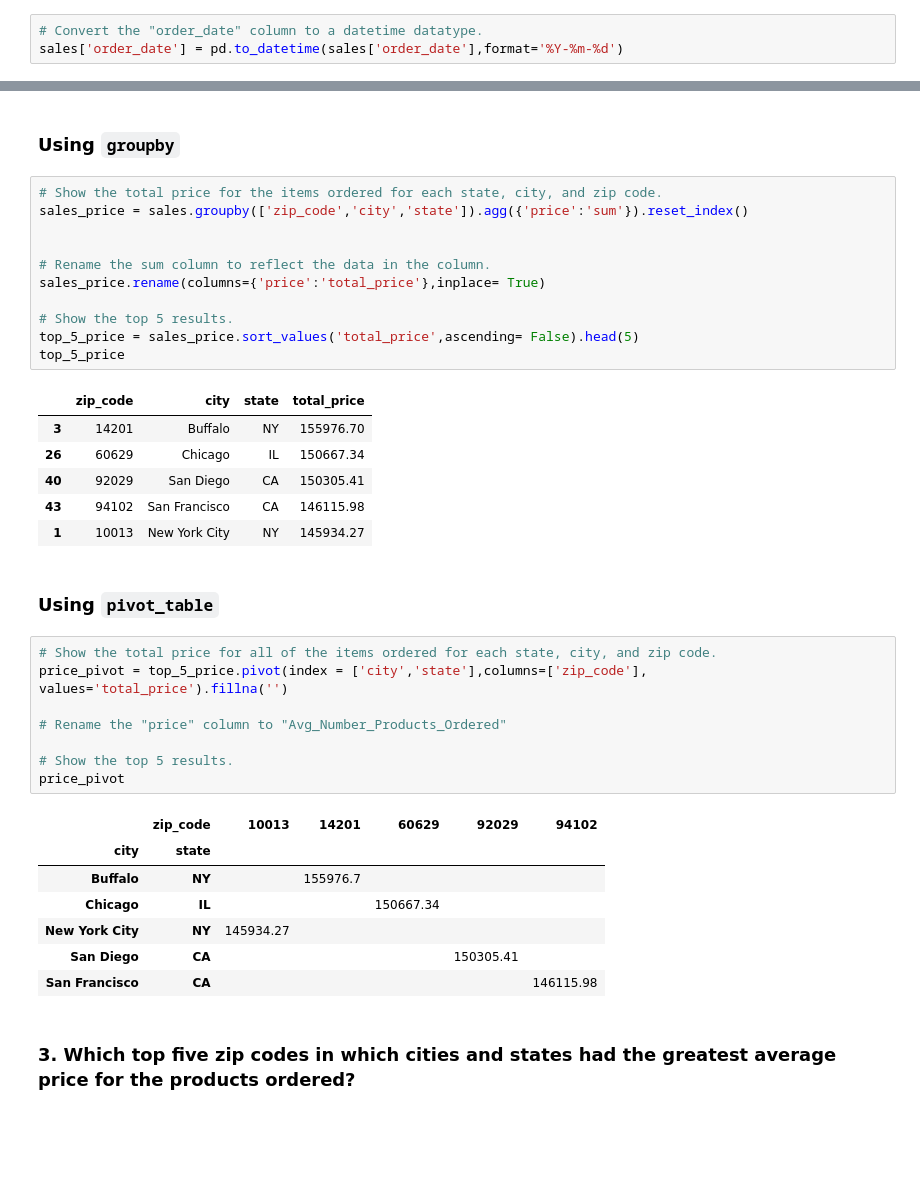
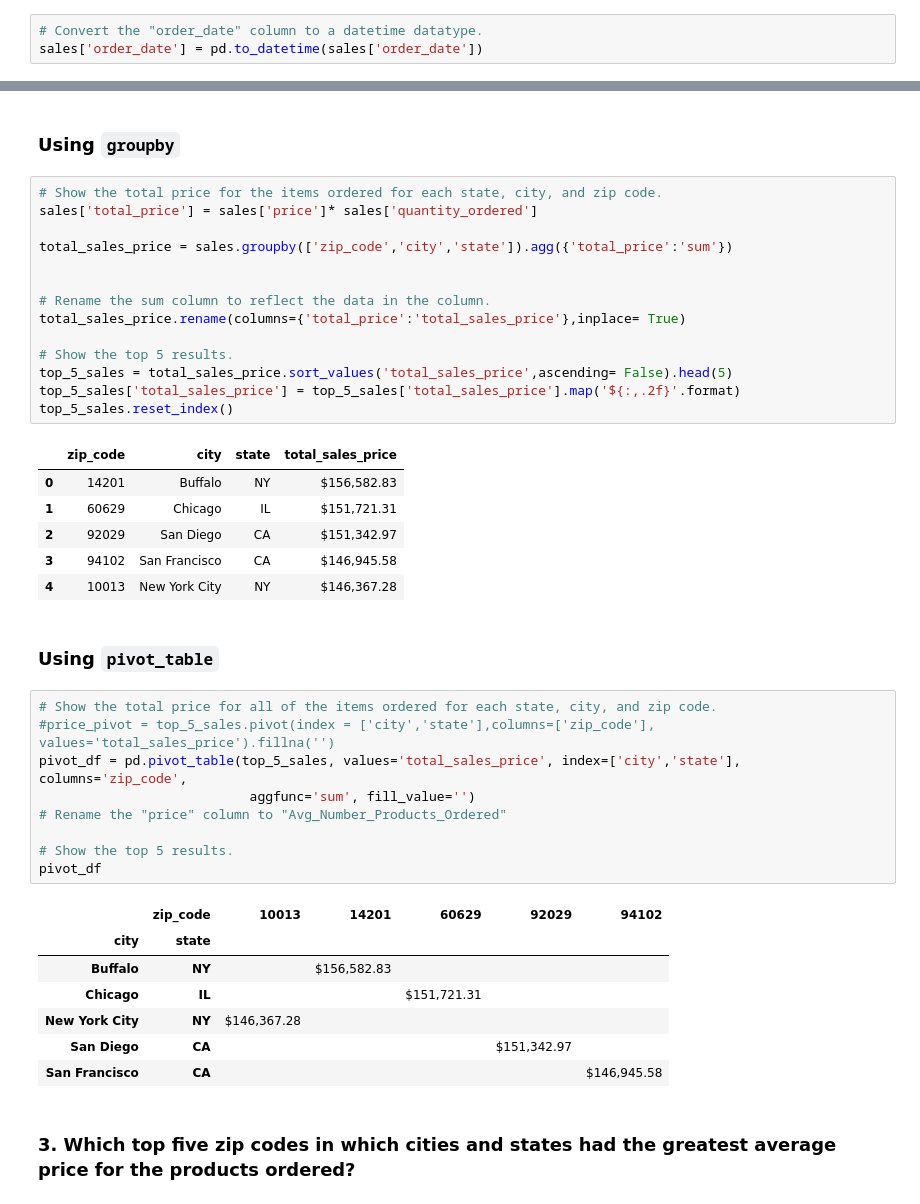
Before and after one commit to kidushaftom/athletic-sales-analysis, a Jupyter notebook: sales_data_starter_code.ipynb, the cells around one changed output, grey strips where cells are left out. Drawn from its saved outputs; the diff is of its cells as text; blank space fills up the shorter version.

```diff
--- a/sales_data_starter_code.ipynb
+++ b/sales_data_starter_code.ipynb
@@ -142,6 +142,6 @@ dtypes: float64(1), int64(3), object(4)
 memory usage: 2.2+ MB
 # %%
 # Convert the "order_date" column to a datetime datatype.
-sales['order_date'] = pd.to_datetime(sales['order_date'],format='%Y-%m-%d')
+sales['order_date'] = pd.to_datetime(sales['order_date'])
 # %%
 # Confirm that the data type has been changed.
@@ -204,40 +204,44 @@ qty_pivot
 ### Using `groupby`
 # %%
 # Show the total price for the items ordered for each state, city, and zip code.
-sales_price = sales.groupby(['zip_code','city','state']).agg({'price':'sum'}).reset_index()
+sales['total_price'] = sales['price']* sales['quantity_ordered']
+
+total_sales_price = sales.groupby(['zip_code','city','state']).agg({'total_price':'sum'})
 
 
 # Rename the sum column to reflect the data in the column.
-sales_price.rename(columns={'price':'total_price'},inplace= True)
+total_sales_price.rename(columns={'total_price':'total_sales_price'},inplace= True)
 
 # Show the top 5 results.
-top_5_price = sales_price.sort_values('total_price',ascending= False).head(5)
-top_5_price
+top_5_sales = total_sales_price.sort_values('total_sales_price',ascending= False).head(5)
+top_5_sales['total_sales_price'] = top_5_sales['total_sales_price'].map('${:,.2f}'.format)
+top_5_sales.reset_index()
 # %% [output]
-|  | zip_code | city | state | total_price |
-| 3 | 14201 | Buffalo | NY | 155976.70 |
-| 26 | 60629 | Chicago | IL | 150667.34 |
-| 40 | 92029 | San Diego | CA | 150305.41 |
-| 43 | 94102 | San Francisco | CA | 146115.98 |
-| 1 | 10013 | New York City | NY | 145934.27 |
+|  | zip_code | city | state | total_sales_price |
+| 0 | 14201 | Buffalo | NY | $156,582.83 |
+| 1 | 60629 | Chicago | IL | $151,721.31 |
+| 2 | 92029 | San Diego | CA | $151,342.97 |
+| 3 | 94102 | San Francisco | CA | $146,945.58 |
+| 4 | 10013 | New York City | NY | $146,367.28 |
 # %% [markdown]
 ### Using `pivot_table`
 # %%
 # Show the total price for all of the items ordered for each state, city, and zip code.
-price_pivot = top_5_price.pivot(index = ['city','state'],columns=['zip_code'], values='total_price').fillna('')
-
+#price_pivot = top_5_sales.pivot(index = ['city','state'],columns=['zip_code'], values='total_sales_price').fillna('')
+pivot_df = pd.pivot_table(top_5_sales, values='total_sales_price', index=['city','state'], columns='zip_code',
+                           aggfunc='sum', fill_value='')
 # Rename the "price" column to "Avg_Number_Products_Ordered"
 
 # Show the top 5 results.
-price_pivot
+pivot_df
 # %% [output]
 |  | zip_code | 10013 | 14201 | 60629 | 92029 | 94102 |
 | city | state |  |  |  |  |  |
-| Buffalo | NY |  | 155976.7 |  |  |  |
-| Chicago | IL |  |  | 150667.34 |  |  |
-| New York City | NY | 145934.27 |  |  |  |  |
-| San Diego | CA |  |  |  | 150305.41 |  |
-| San Francisco | CA |  |  |  |  | 146115.98 |
+| Buffalo | NY |  | $156,582.83 |  |  |  |
+| Chicago | IL |  |  | $151,721.31 |  |  |
+| New York City | NY | $146,367.28 |  |  |  |  |
+| San Diego | CA |  |  |  | $151,342.97 |  |
+| San Francisco | CA |  |  |  |  | $146,945.58 |
 # %% [markdown]
 ### 3. Which top five zip codes in which cities and states had the greatest average price for the products ordered?
 # %% [markdown]
```
Also changed, not shown: parts of 7 cells of this notebook, 1 other file.
